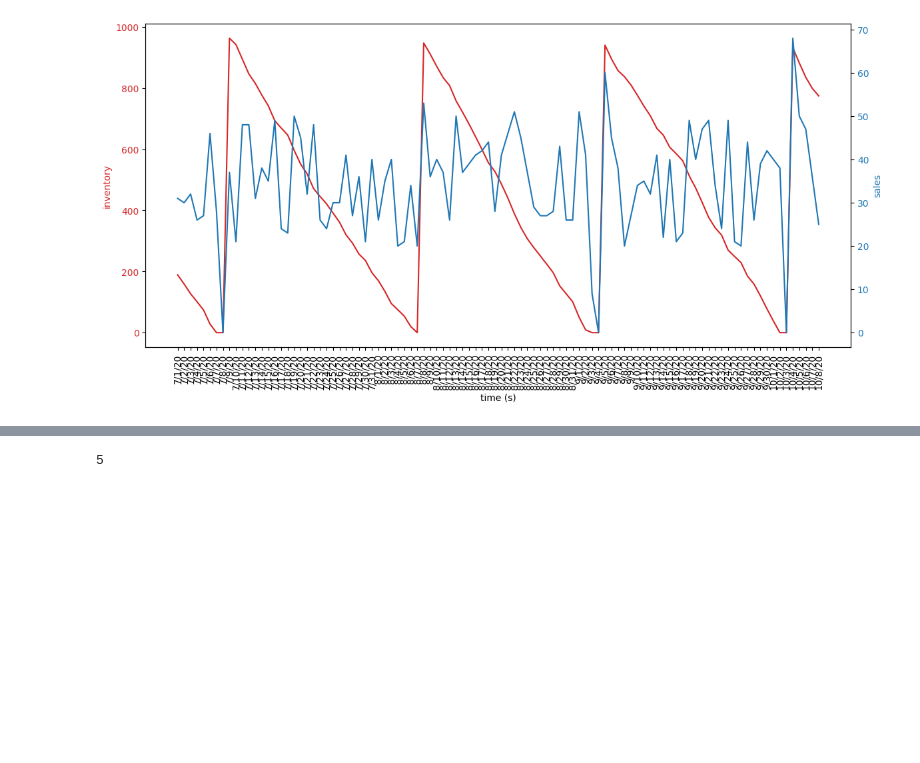
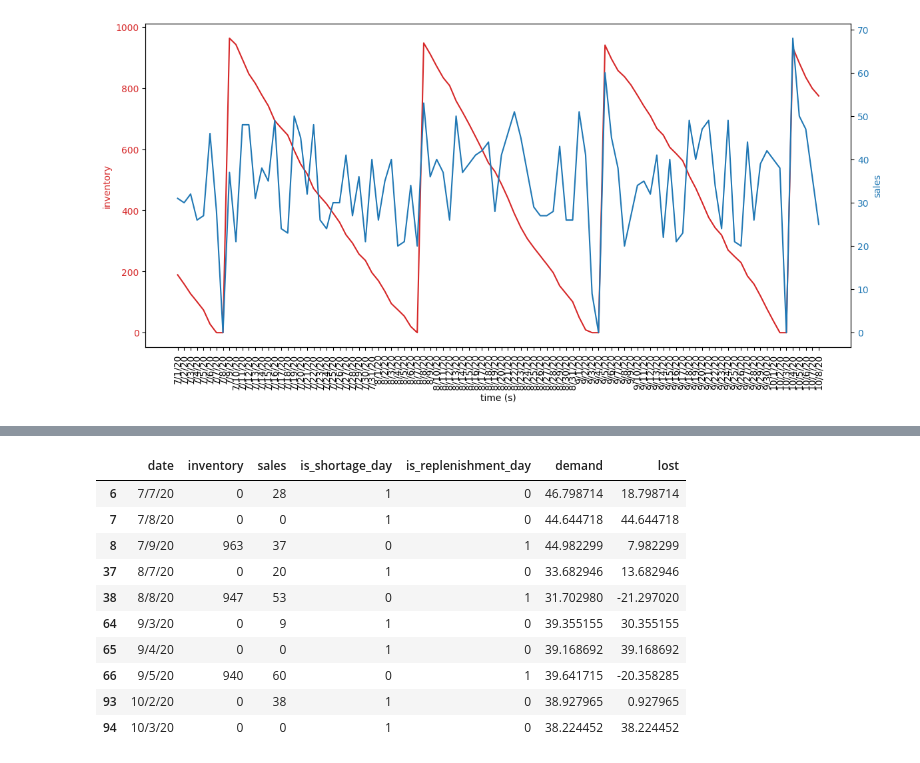
Before and after one commit to ryzhokhina/Machine_Learning_Project, a Jupyter notebook: amazon_1/takehomefile.ipynb, the cells around one changed output, grey strips where cells are left out. Cells and saved outputs as stored; diff of their text form; code cells hidden in the pictures; blank space fills up the shorter version.

```diff
--- a/amazon_1/takehomefile.ipynb
+++ b/amazon_1/takehomefile.ipynb
@@ -150,4 +170,21 @@ plt.show()
-# %%
-data['lost'] = data.evarage_win_3_center - data.sales
+# %%
+# calculate the lost people for shortage and replenishment days. For replacement day it will be return people
+
+data.loc[(data.is_shortage_day == 1)|(data.is_replenishment_day ==1),'lost'] =  data.demand - data.sales
+# %%
+special_days = data[(data.is_shortage_day == 1)|(data.is_replenishment_day ==1)]
+special_days.head(10)
+# %% [output]
+|  | date | inventory | sales | is_shortage_day | is_replenishment_day | demand | lost |
+| 6 | 7/7/20 | 0 | 28 | 1 | 0 | 46.798714 | 18.798714 |
+| 7 | 7/8/20 | 0 | 0 | 1 | 0 | 44.644718 | 44.644718 |
+| 8 | 7/9/20 | 963 | 37 | 0 | 1 | 44.982299 | 7.982299 |
+| 37 | 8/7/20 | 0 | 20 | 1 | 0 | 33.682946 | 13.682946 |
+| 38 | 8/8/20 | 947 | 53 | 0 | 1 | 31.702980 | -21.297020 |
+| 64 | 9/3/20 | 0 | 9 | 1 | 0 | 39.355155 | 30.355155 |
+| 65 | 9/4/20 | 0 | 0 | 1 | 0 | 39.168692 | 39.168692 |
+| 66 | 9/5/20 | 940 | 60 | 0 | 1 | 39.641715 | -20.358285 |
+| 93 | 10/2/20 | 0 | 38 | 1 | 0 | 38.927965 | 0.927965 |
+| 94 | 10/3/20 | 0 | 0 | 1 | 0 | 38.224452 | 38.224452 |
 # %%
 wating_count= 0
@@ -171,7 +208,3 @@ for _, day in data.iterrows():
-# %%
-len(losses)
-# %% [output]
-5
 # %%
 losses
 # %% [output]
```
Also changed, not shown: parts of 19 cells of this notebook.
